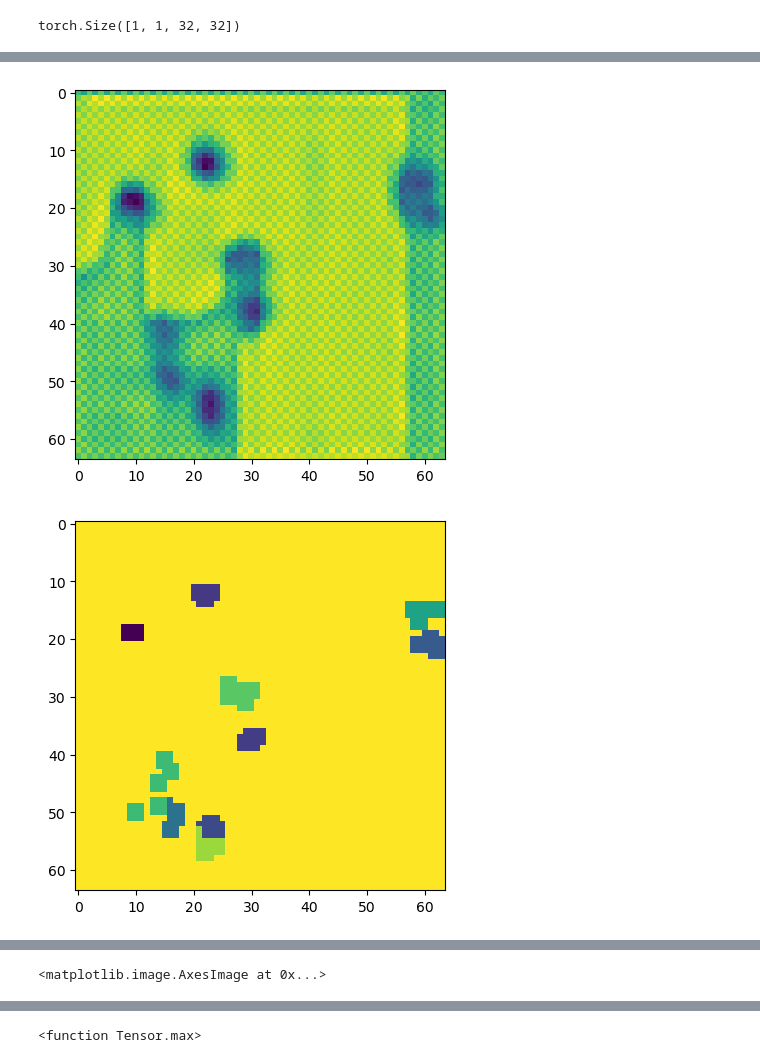
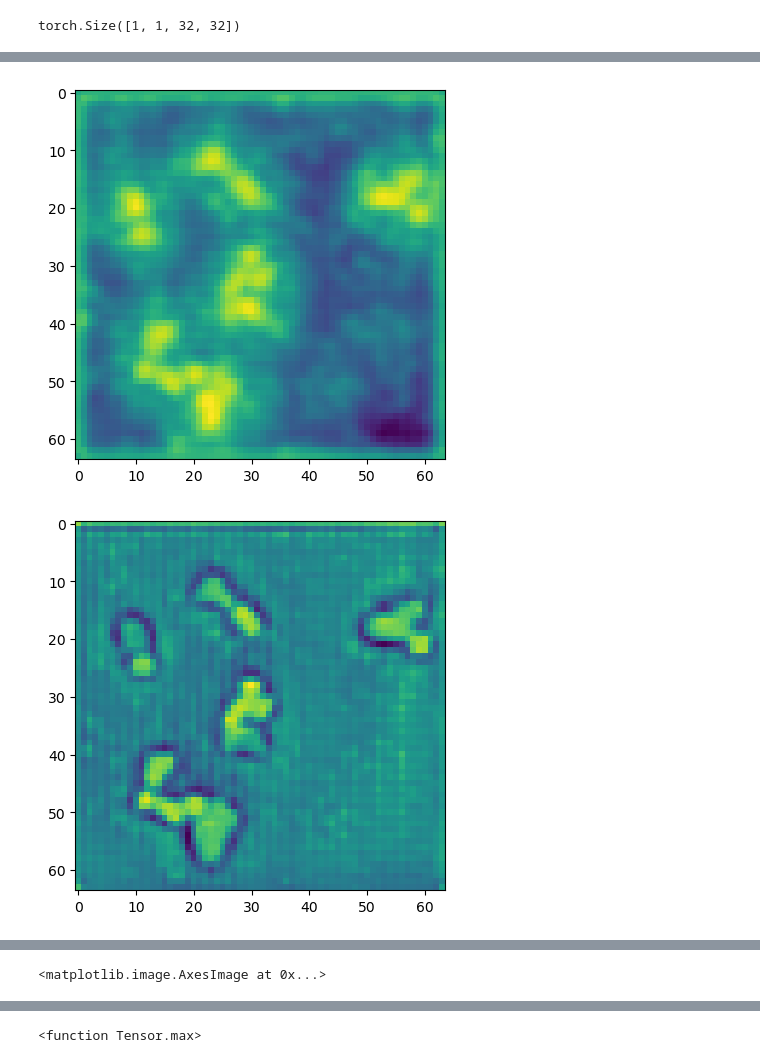
Before and after one commit to DyFan777/Pytorch-UNet, a Jupyter notebook: train_regression_mask.ipynb, the cells around one changed output, grey strips where cells are left out. Saved outputs shown, nothing was run; the diff lists cells and outputs as text; code cells hidden in the pictures.

Commit message:
Training
Loaded training.

```diff
--- a/train_regression_mask.ipynb
+++ b/train_regression_mask.ipynb
@@ -24,0 +38,9 @@ model = UNet_2(n_channels=1, n_classes=1, bilinear=False)
+# %%
+for tag, value in model.named_parameters():
+    histograms = {}
+    tag = tag.replace('/', '.')
+    print(tag)
+    if not (torch.isinf(value) | torch.isnan(value)).any():
+        histograms['Weights/' + tag] = wandb.Histogram(value.data.cpu())
+    if not (torch.isinf(value.grad) | torch.isnan(value.grad)).any():
+        histograms['Gradients/' + tag] = wandb.Histogram(value.grad.data.cpu())
@@ -432,7 +475,7 @@ logging.info(f'Using device {device}')
 # Change here to adapt to your data
 # n_channels=3 for RGB images
 # n_classes is the number of probabilities you want to get per pixel
-model = UNet(n_channels=1, n_classes=1, bilinear=False)
+model = UNet_2(n_channels=1, n_classes=1, bilinear=False)
 model = model.to(memory_format=torch.channels_last)
 
 logging.info(f'Network:\n'
@@ -442,15 +485,17 @@ logging.info(f'Network:\n'
 
 model.to(device=device)
 try:
-    out, label,images, loss_out = test_train(
+    masks_pred, diffusion_pred, true_masks, true_D, images, loss = test_train(
+    #masks_pred_bi, masks_pred = test_train(
         model=model,
         epochs=100,
         batch_size=16,
         learning_rate=1e-5,
         device=device,
         img_scale=1.,
-        val_percent=0.5 / 100,
-        amp=False
+        val_percent=0.2,
+        amp=False,
+        wandb_log = True
     )
 
 except torch.cuda.OutOfMemoryError:
@@ -461,7 +506,7 @@ except torch.cuda.OutOfMemoryError:
     model.use_checkpointing()
     train_model(
         model=model,
-        epochs=5,
+        epochs=100,
         batch_size=1,
         learning_rate=1e-5,
         device=device,
@@ -510,0 +565,7 @@ loss.item()
+# %%
+out1 = masks_pred[0,0,:,:]
+out2 = diffusion_pred[0,0,:,:]
+in1 = true_masks[0,:,:]
+in2 = true_D[0,:,:]
+img = images[0,0,:,:]
+loss
@@ -511,10 +595,21 @@ loss.item()
+# %%
+mask_pred_prob = torch.sigmoid(out1)
+threshold = 0.5
+binary_mask = (mask_pred_prob >= threshold).float()
+results = binary_mask * out2
 # %%
 import matplotlib.pyplot as plt
-plt.imshow(out_1[ :, :].detach().cpu().numpy())
+plt.imshow(out1.detach().cpu().numpy())
 plt.show()
-plt.imshow(input_1[:,:].detach().cpu().numpy())
+plt.imshow(out2[:,:].detach().cpu().numpy())
 plt.show()
-plt.imshow(img_1[:,:].detach().cpu().numpy())
+plt.imshow(results[:,:].detach().cpu().numpy())
+plt.show()
+plt.imshow(in1[:,:].detach().cpu().numpy())
+plt.show()
+plt.imshow(in2[:,:].detach().cpu().numpy()*in1[:,:].detach().cpu().numpy())
+plt.show()
+plt.imshow(img[:,:].detach().cpu().numpy())
 # %% [output]
-[figure, old version]
+[figure, new version]
-[figure, old version]
+[figure, new version]
```
Also changed, not shown: parts of 16 cells of this notebook, 4 other files.
